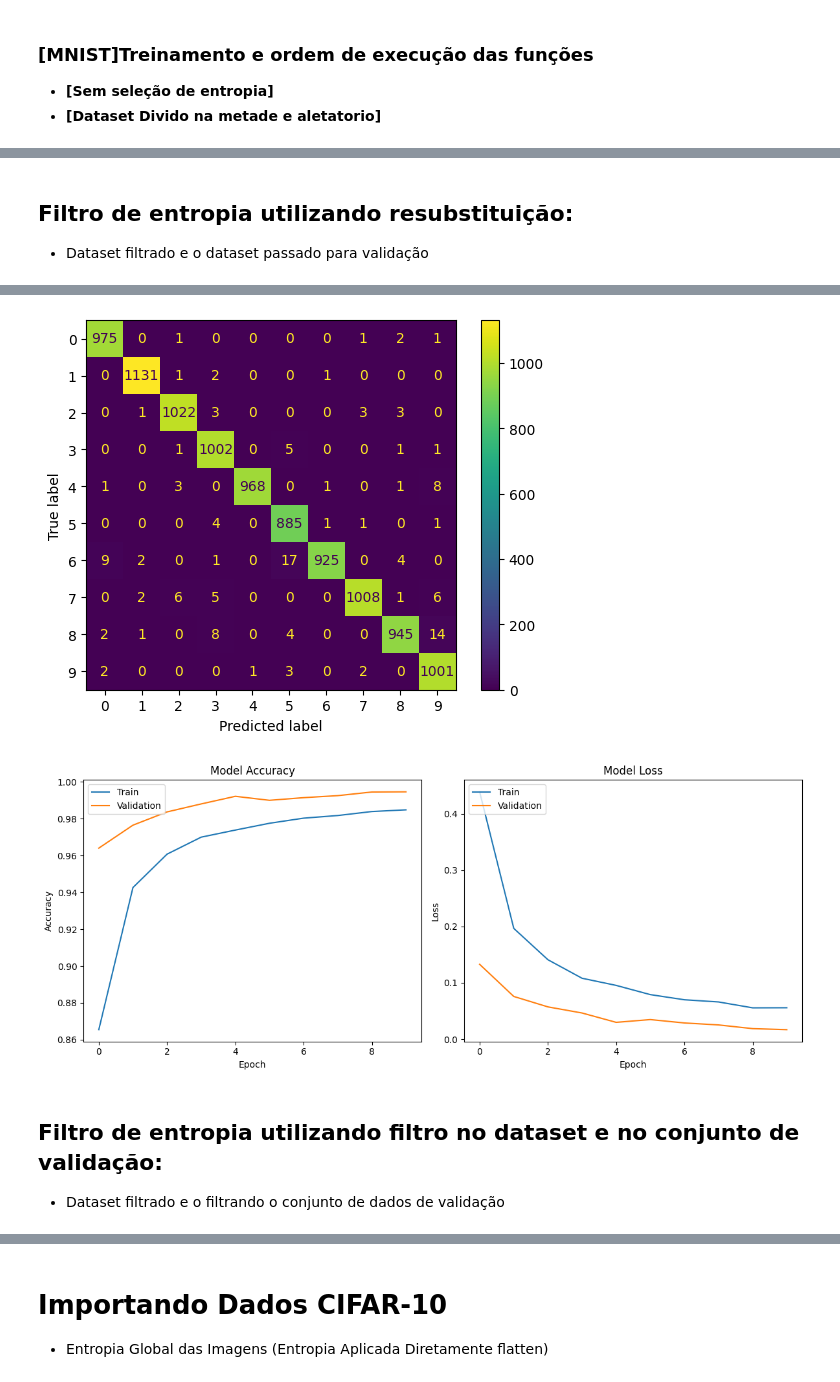
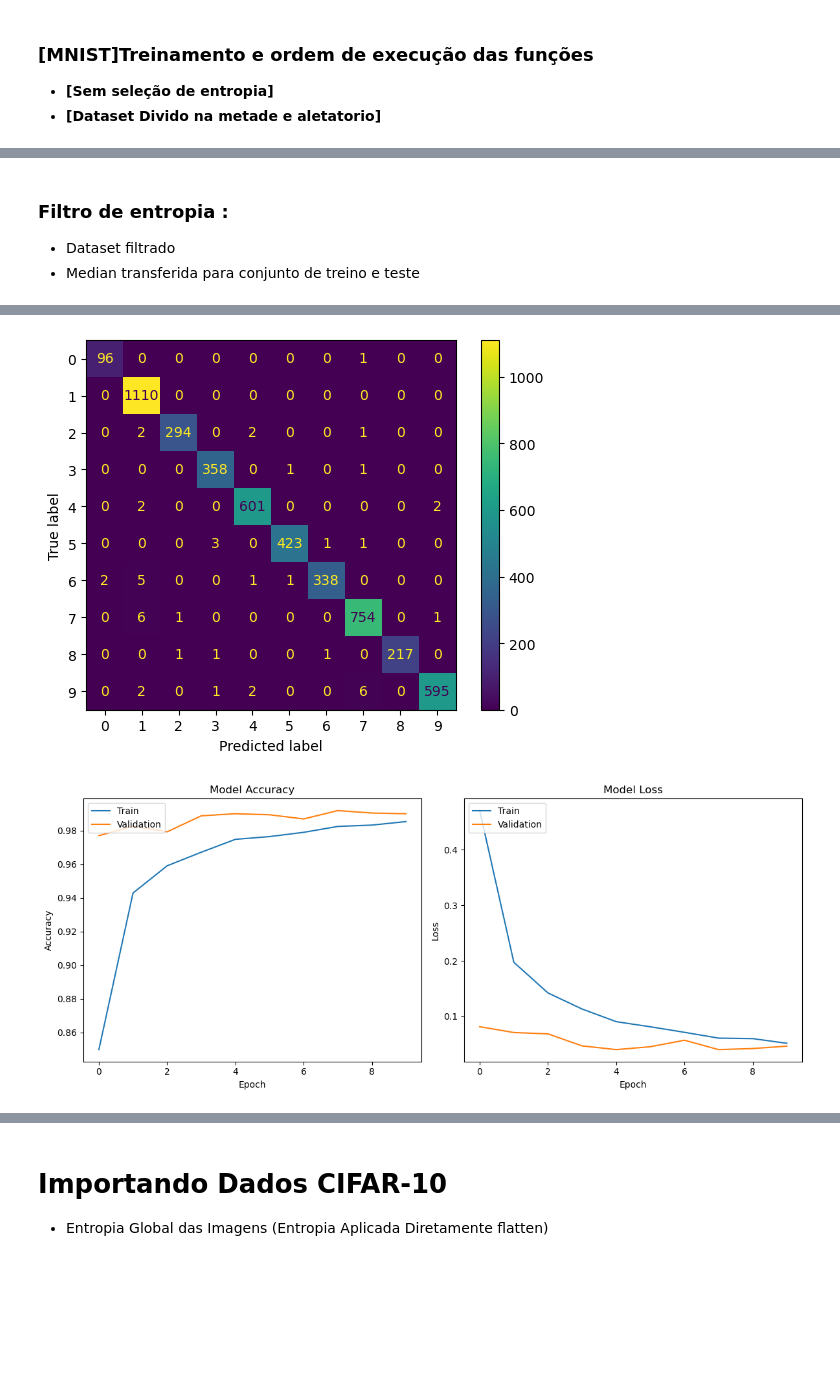
Before and after one commit to ernesto-arq/DM_Art, a Jupyter notebook: Filtro_Ruido_DM/Ruido_e_Filtros_[DM]_v10.ipynb, the cells around one changed output, grey strips where cells are left out. Cells and saved outputs as stored; diff of their text form; code cells hidden in the pictures; blank space fills up the shorter version.

```diff
--- a/Filtro_Ruido_DM/Ruido_e_Filtros_[DM]_v10.ipynb
+++ b/Filtro_Ruido_DM/Ruido_e_Filtros_[DM]_v10.ipynb
@@ -54,6 +54,25 @@ def filtrar_entropia_median(train_X, train_y):  # filtro de entropia
     train_X = np.array([train_X[i] for i in indices_filtrados]) # passa os indices selecionados para base de treino
     train_y = np.array([train_y[i] for i in indices_filtrados]) # passa os indices selecionados para base de labels
     return train_X, train_y
+
+def filtrar_entropia_median_train_teste(train_X, train_y, test_X, test_y):  # filtro de entropia
+    base = 2 # base de logaritimo
+    tuplasEntropia = [(index, entropy(img.flatten(), base = base)) for index, img in enumerate(train_X)] #operacao de flaten sob base para calcular entropia e enumerar
+    tuplasEntropiaTeste = [(index, entropy(img.flatten(), base = base)) for index, img in enumerate(test_X)] #operacao de flaten sob base para calcular entropia e enumerar
+    entropiesLocal_ordenado = sorted(tuplasEntropia, key=lambda x: x[1]) #ordenação com base na entropia
+    entropiesLocal_ordenadoTeste = sorted(tuplasEntropiaTeste, key=lambda x: x[1]) #ordenação com base na entropia
+    n = len(entropiesLocal_ordenado)
+    if n % 2 == 1:
+        median = entropiesLocal_ordenado[n // 2][1] # mediana elemento do meio - impares
+    else:
+        median = (entropiesLocal_ordenado[n // 2 - 1][1] + entropiesLocal_ordenado[n // 2][1]) / 2.0  # mediana elemento do meio-pares
+    indices_filtrados = [item[0] for item in entropiesLocal_ordenado if item[1] <= median]  #selecionando os indices de entropia entropia baixa abaixo da mediana.
+    indices_filtradosTeste = [item[0] for item in entropiesLocal_ordenadoTeste if item[1] <= median]  #selecionando os indices de entropia entropia baixa abaixo da mediana.
+    train_X = np.array([train_X[i] for i in indices_filtrados]) # passa os indices selecionados para base de treino
+    train_y = np.array([train_y[i] for i in indices_filtrados]) # passa os indices selecionados para base de labels
+    test_X = np.array([test_X[i] for i in indices_filtradosTeste]) # passa os indices selecionados para base de treino
+    test_y = np.array([test_y[i] for i in indices_filtradosTeste]) # passa os indices selecionados para base de labels
+    return train_X, train_y, test_X, test_y
 
 def carregarPeparar(train_X, train_y, test_X, test_y, d, c): # Carregamento e Tratamento
   train_X = train_X.reshape((train_X.shape[0], d, d, c))   # Ajuste da dimensão
@@ -274,18 +294,18 @@ Sensibilidade:  0.985
 # %% [markdown]
-## Filtro de entropia utilizando resubstituição:
-  * Dataset filtrado e o dataset passado para validação
+### Filtro de entropia :
+  * Dataset filtrado
+  * Median transferida para conjunto de treino e teste
 # %%
 inicio = time.time() #tempo de inicio
 (train_X, train_y), (test_X, test_y) = mnist.load_data() # Carregar o conjunto de dados # Importar e Treinar
 importacaoF = time.time() #tempo de importacao
-train_X, train_y = filtrar_entropia_median(train_X, train_y)  #filtro de entropia sob conjunto de dados de treino
-#test_X, test_y = filtrar_entropia_median_validation(test_X, test_y)  #filtro de entropia sob conjunto de dados de validação
+train_X, train_y, test_X, test_y = filtrar_entropia_median_train_teste(train_X, train_y, test_X, test_y) #novo filtro da reunião 03-10-2023
 entropiaF = time.time() #tempo de filtragem entropia
 train_X, train_y, test_X, test_y = carregarPeparar(train_X, train_y, test_X, test_y, 28, 1) #padronização e categorização
 padrozinacaoF = time.time() #tempo de padronizacao
 model = criacaoModeloF1() # instanciando o modelo
 criacaoModeloF = time.time() #tempo de criacao do modelo
-history = model.fit(train_X, train_y, epochs = 10, batch_size = 32, validation_data=(train_X, train_y), verbose = 1) #treinamento
+history = model.fit(train_X, train_y, epochs = 10, batch_size = 32, validation_data=(test_X, test_y), verbose = 1) #treinamento
 treinamentoF = time.time() #tempo final
 
 tempDecorrido(inicio, importacaoF, padrozinacaoF, criacaoModeloF, treinamentoF, entropiaF) #inicio, importacaoF, padrozinacaoF, criacaoModeloF, treinamentoF, entropiaF
@@ -313,5 +333,2 @@ Sensibilidade:  0.986
-[figure, old version]
+[figure, new version]
-[figure, old version]
+[figure, new version]
-# %% [markdown]
-## Filtro de entropia utilizando filtro no dataset e no conjunto de validação:
-  * Dataset filtrado e o filtrando o conjunto de dados de validação
```
Also changed, not shown: parts of 40 cells of this notebook, 5 other files.
